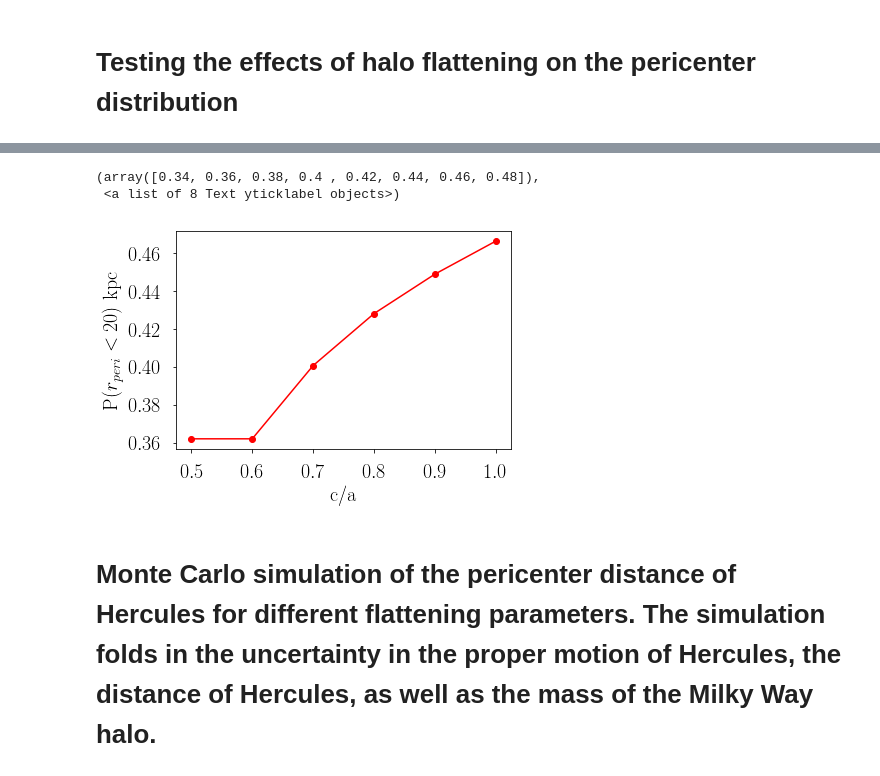
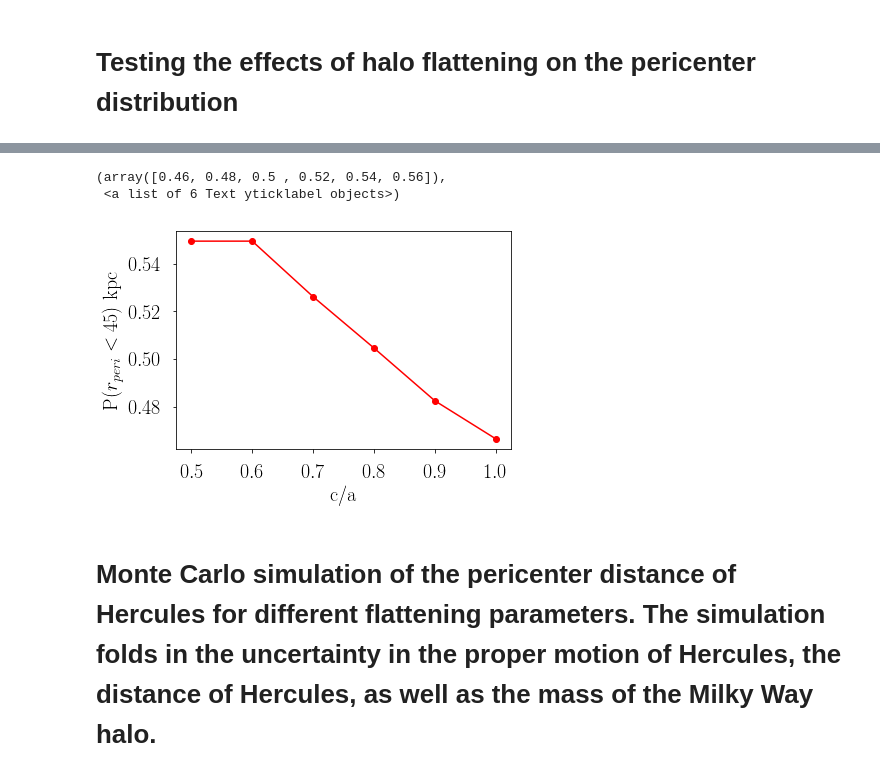
Before and after one commit to swfu/DwarfTidalStripping, a Jupyter notebook: herc_analysis.ipynb, the cells around one changed output, grey strips where cells are left out. Saved outputs shown, nothing was run; the diff lists cells and outputs as text; code cells hidden in the pictures.

```diff
--- a/herc_analysis.ipynb
+++ b/herc_analysis.ipynb
@@ -540,15 +539,15 @@ plt.ylim(0,100)
 # %%
 plt.plot(c_grid, peri45, marker='o',color='red')
 
 plt.xlabel('c/a',fontsize=20)
-plt.ylabel(r'P($r_{peri} < 20$) kpc',fontsize=20)
+plt.ylabel(r'P($r_{peri} < 45$) kpc',fontsize=20)
 
 plt.xticks(fontsize=20)
 plt.yticks(fontsize=20)
 # %% [output]
-(array([0.34, 0.36, 0.38, 0.4 , 0.42, 0.44, 0.46, 0.48]),
- <a list of 8 Text yticklabel objects>)
+(array([0.46, 0.48, 0.5 , 0.52, 0.54, 0.56]),
+ <a list of 6 Text yticklabel objects>)
-[figure, old version]
+[figure, new version]
 # %% [markdown]
 # Monte Carlo simulation of the pericenter distance of Hercules for different flattening parameters. The simulation folds in the uncertainty in the proper motion of Hercules, the distance of Hercules, as well as the mass of the Milky Way halo.
 # %%
```
Also changed, not shown: parts of 5 cells of this notebook, 5 other files.
